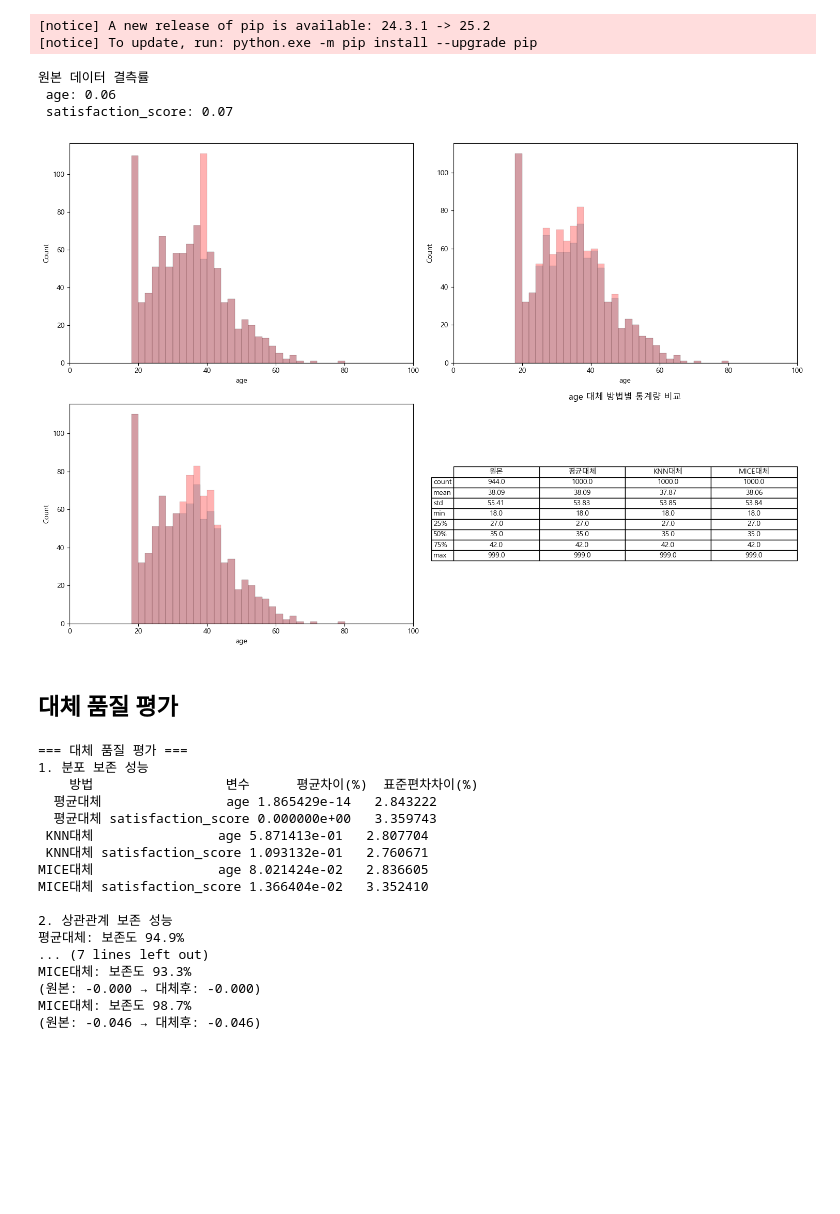
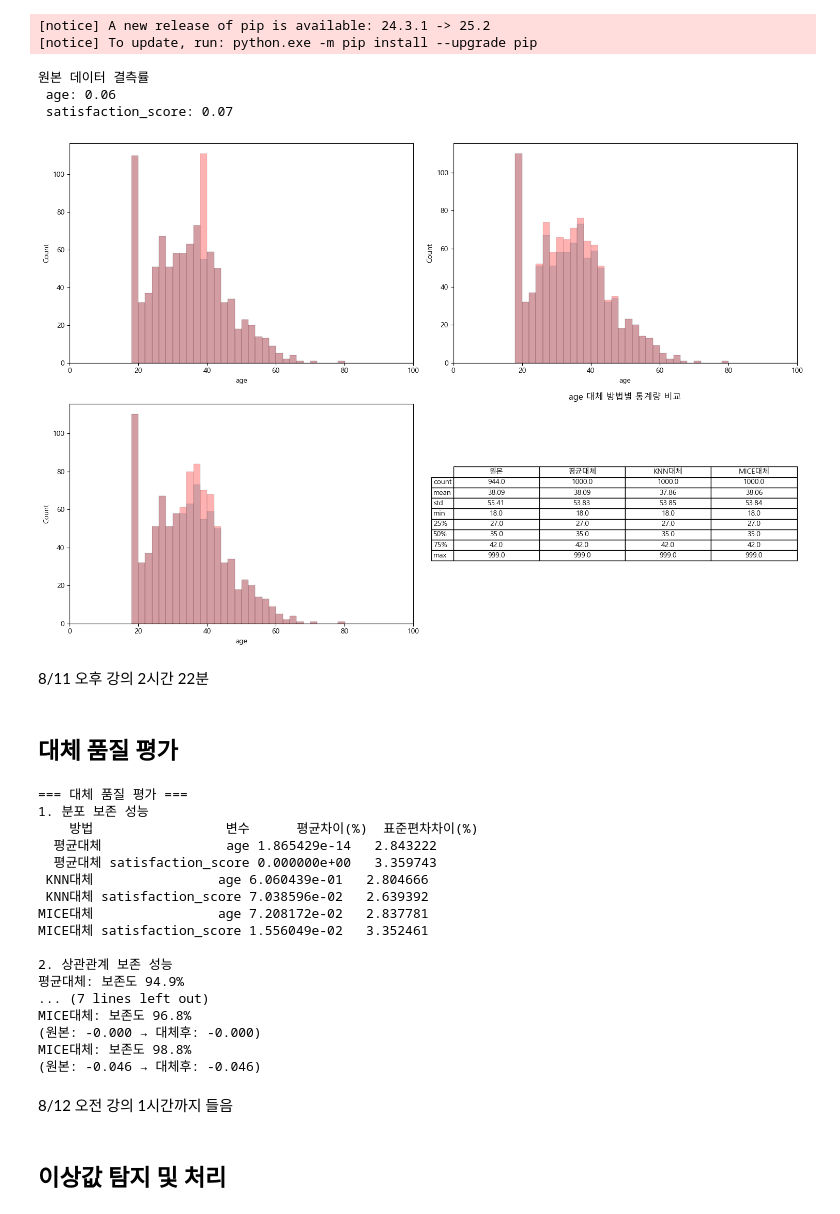
Before and after one commit to baesisi3648/TIL, a Jupyter notebook: 데이터분석/05-eda.ipynb, the cells around one changed output. Saved outputs shown, nothing was run; the diff lists cells and outputs as text; code cells hidden in the pictures; blank space fills up the shorter version.

```diff
--- a/데이터분석/05-eda.ipynb
+++ b/데이터분석/05-eda.ipynb
@@ -1017,7 +942,7 @@ from sklearn.experimental import enable_iterative_imputer
 from sklearn.impute import IterativeImputer
 # 숫자형 컬럼들
 numeric_cols = ['customer_id', 'age', 'total_purchases', 'avg_order_value',
-       'days_since_last_purchase', 'satisfaction_score']
+       'days_since_last_purchase', 'satisfaction_score', 'loyalty_points']
 
 df_numeric = ecommerce[numeric_cols]
 print('원본 데이터 결측률')
@@ -1064,34 +989,36 @@ if df_numeric[variable].isnull().sum() > 0:
     # 원본-MICE대체
     sns.histplot(df_numeric[variable], binwidth=2, kde=False, ax=a3, color='lightblue', label='원본')
     sns.histplot(df_mice[variable], binwidth=2, kde=False, ax=a3, color='red', label='MICE', alpha=0.3)
     a3.set_xlim(x_min, x_max)
 
     # 대체 전후 통계량 비교
     comparison_stats = pd.DataFrame({
         '원본': df_numeric[variable].describe(),
         '평균대체': df_mean[variable].describe(),
         'KNN대체': df_knn[variable].describe(),
         'MICE대체': df_mice[variable].describe(),
     }).round(2)
 
     # 텍스트로 통계 비교 표시
     a4.axis('off')
     a4.table(
         cellText=comparison_stats.values,
         rowLabels=comparison_stats.index,
         colLabels=comparison_stats.columns,
         cellLoc='center',
         loc='center'
     )
     a4.set_title(f'{variable} 대체 방법별 통계량 비교')
 
     plt.tight_layout()
     plt.show()
 # %% [output]
 원본 데이터 결측률
  age: 0.06
  satisfaction_score: 0.07
-[figure, old version]
+[figure, new version]
+# %% [markdown]
+8/11 오후 강의 2시간 22분
 # %% [markdown]
 ## 대체 품질 평가
 # %%
@@ -1155,15 +1082,19 @@ for _, row in corr_eval.iterrows():
     방법                 변수      평균차이(%)  표준편차차이(%)
   평균대체                age 1.865429e-14   2.843222
   평균대체 satisfaction_score 0.000000e+00   3.359743
- KNN대체                age 5.871413e-01   2.807704
- KNN대체 satisfaction_score 1.093132e-01   2.760671
-MICE대체                age 8.021424e-02   2.836605
-MICE대체 satisfaction_score 1.366404e-02   3.352410
+ KNN대체                age 6.060439e-01   2.804666
+ KNN대체 satisfaction_score 7.038596e-02   2.639392
+MICE대체                age 7.208172e-02   2.837781
+MICE대체 satisfaction_score 1.556049e-02   3.352461
 
 2. 상관관계 보존 성능
 평균대체: 보존도 94.9%
 ... (7 lines left out)
-MICE대체: 보존도 93.3%
+MICE대체: 보존도 96.8%
 (원본: -0.000 → 대체후: -0.000)
-MICE대체: 보존도 98.7%
+MICE대체: 보존도 98.8%
 (원본: -0.046 → 대체후: -0.046)
+# %% [markdown]
+8/12 오전 강의 1시간까지 들음
+# %% [markdown]
+## 이상값 탐지 및 처리
```
Also changed, not shown: parts of 7 cells of this notebook, 6 other files.
